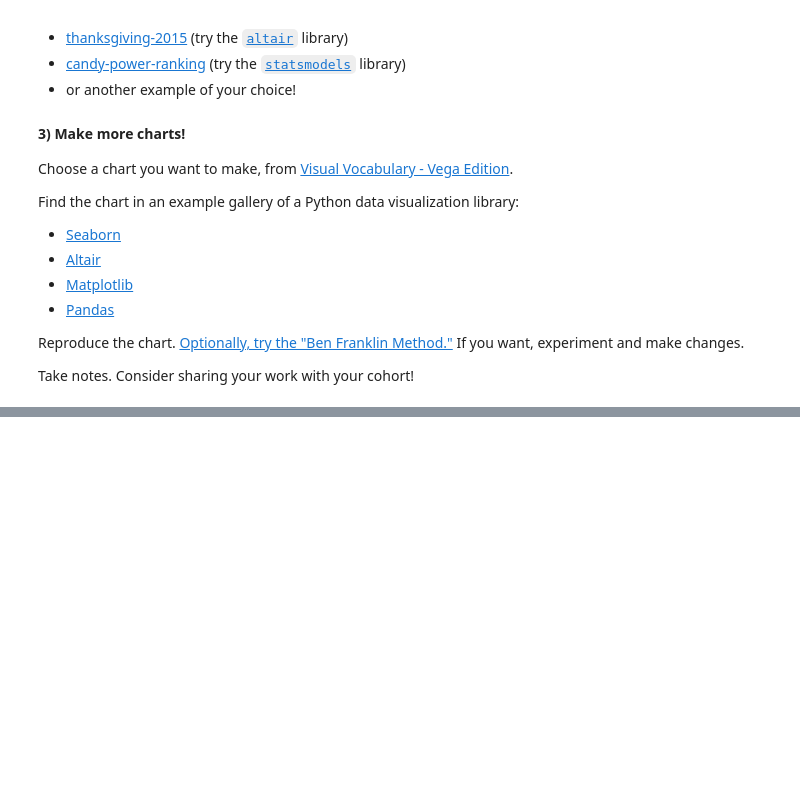
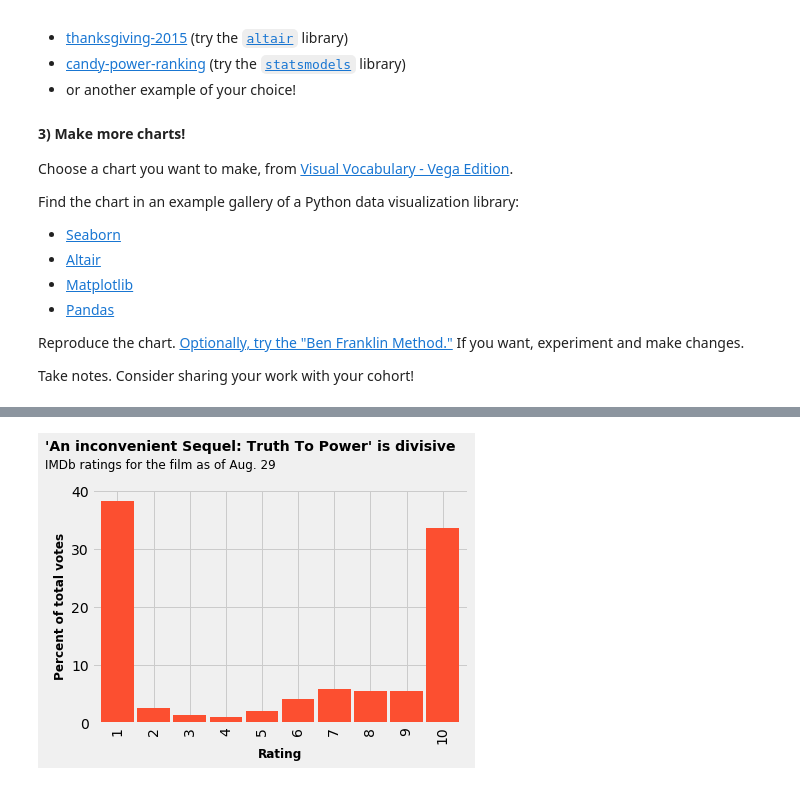
Before and after one commit to ngriggs/DS-Unit-1-Sprint-2-Data-Wrangling-and-Storytelling, a Jupyter notebook: module3-make-explanatory-visualizations/LS_DS_123_Make_Explanatory_Visualizations.ipynb, the cells around one changed output, grey strips where cells are left out. Saved outputs shown, nothing was run; the diff lists cells and outputs as text; code cells hidden in the pictures; blank space fills up the shorter version.

```diff
--- a/module3-make-explanatory-visualizations/LS_DS_123_Make_Explanatory_Visualizations.ipynb
+++ b/module3-make-explanatory-visualizations/LS_DS_123_Make_Explanatory_Visualizations.ipynb
@@ -649,0 +743,6 @@ Take notes. Consider sharing your work with your cohort!
+# %%
+# Now we want to pull out the 1_pct, 2_pct...etc.
+# We'll use f strings here
+
+columns = [f'{i}_pct' for i in range(1,11)]
+columns
@@ -649,0 +760,3 @@ Take notes. Consider sharing your work with your cohort!
+# %%
+df = df[columns]
+df.head().T
@@ -649,0 +775,3 @@ Take notes. Consider sharing your work with your cohort!
+# %%
+df.columns = range(1,11)
+df.head()
@@ -649,0 +781,4 @@ Take notes. Consider sharing your work with your cohort!
+# %%
+df = df.T
+df.columns = ['Rating']
+df
@@ -649,0 +797,11 @@ Take notes. Consider sharing your work with your cohort!
+# %%
+import matplotlib.pyplot as plt
+
+plt.style.use('fivethirtyeight')
+df.plot.bar(color = 'C1', width = 0.9, legend=False)
+plt.text(-2,47, "'An inconvenient Sequel: Truth To Power' is divisive", fontsize=14, fontweight='bold')
+plt.text(-2,44, 'IMDb ratings for the film as of Aug. 29', fontsize=12)
+plt.xlabel('Rating', fontsize=12, fontweight='bold')
+plt.ylabel("Percent of total votes", fontsize=12, fontweight='bold');
+# %% [output]
+[figure, added]
```
Also changed, not shown: parts of 13 cells of this notebook.
